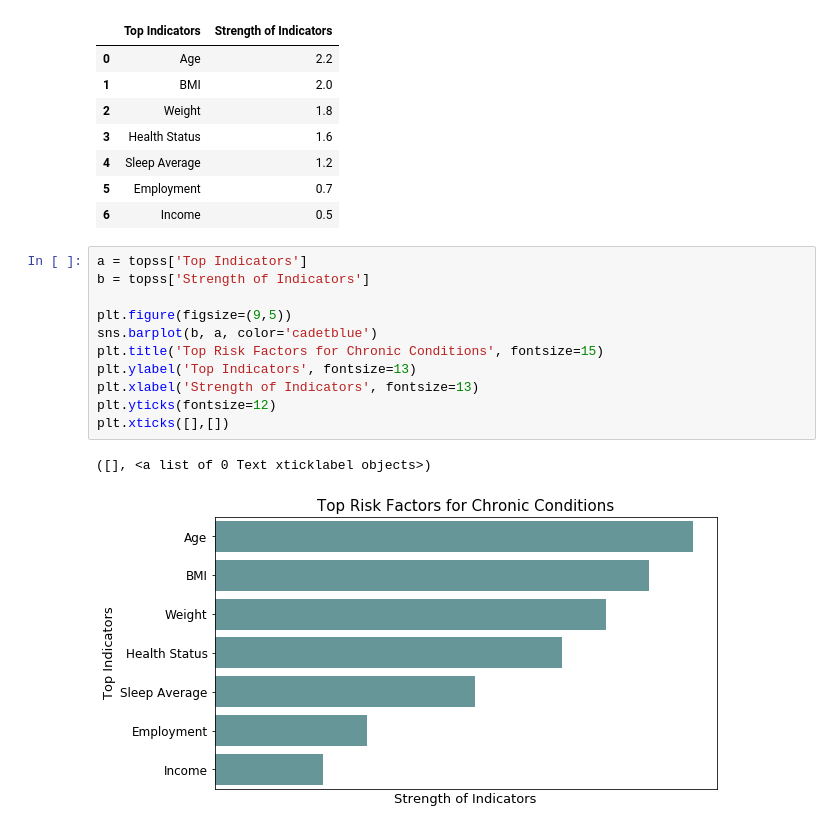
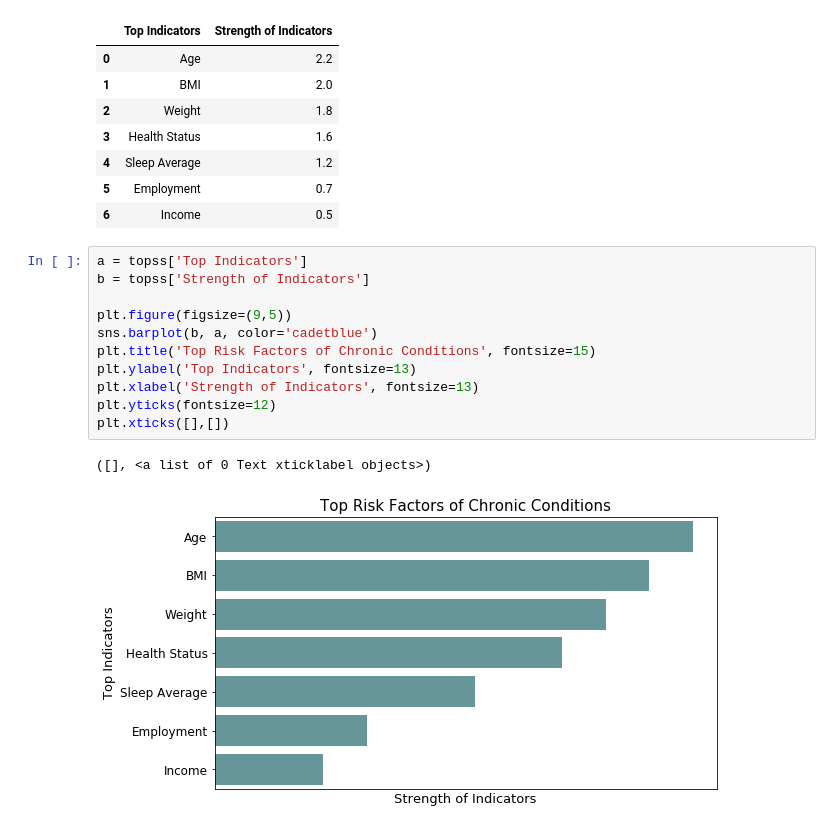
Before and after one commit to Lidetsal/Chronic_Conditions, a Jupyter notebook: Visuals.ipynb, the cells around one changed output. Drawn from its saved outputs; the diff is of its cells as text.

```diff
--- a/Visuals.ipynb
+++ b/Visuals.ipynb
@@ -160,14 +160,14 @@ topss
 # %%
 a = topss['Top Indicators']
 b = topss['Strength of Indicators']
 
 plt.figure(figsize=(9,5))
 sns.barplot(b, a, color='cadetblue')
-plt.title('Top Risk Factors for Chronic Conditions', fontsize=15)
+plt.title('Top Risk Factors of Chronic Conditions', fontsize=15)
 plt.ylabel('Top Indicators', fontsize=13)
 plt.xlabel('Strength of Indicators', fontsize=13)
 plt.yticks(fontsize=12)
 plt.xticks([],[])
 # %% [output]
 ([], <a list of 0 Text xticklabel objects>)
-[figure, old version]
+[figure, new version]
```
